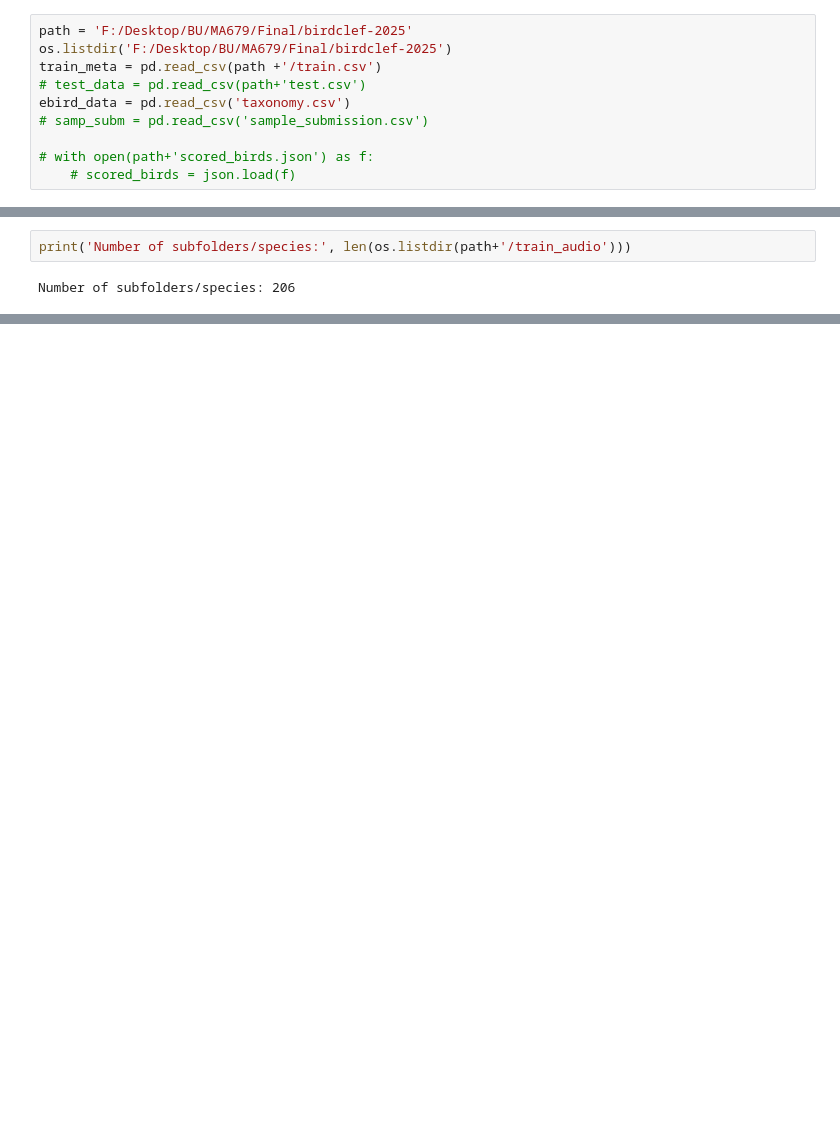
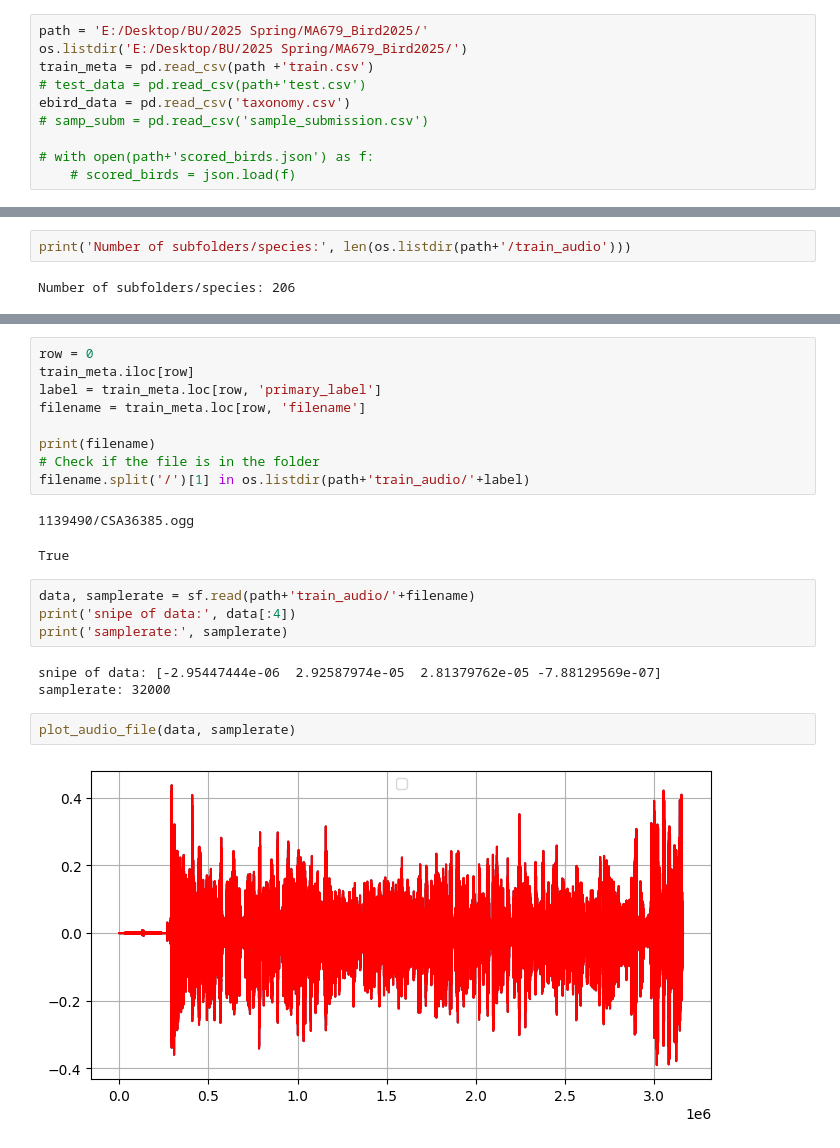
Before and after one commit to Jericho-16/MA679_Bird2025, a Jupyter notebook: EDA.ipynb, the cells around one changed output, grey strips where cells are left out. Drawn from its saved outputs; the diff is of its cells as text; blank space fills up the shorter version.

```diff
--- a/EDA.ipynb
+++ b/EDA.ipynb
@@ -39,9 +44,9 @@ import IPython.display as display
 # %% [markdown]
 Data loading
 # %%
-path = 'F:/Desktop/BU/MA679/Final/birdclef-2025'
-os.listdir('F:/Desktop/BU/MA679/Final/birdclef-2025')
-train_meta = pd.read_csv(path +'/train.csv')
+path = 'E:/Desktop/BU/2025 Spring/MA679_Bird2025/'
+os.listdir('E:/Desktop/BU/2025 Spring/MA679_Bird2025/')
+train_meta = pd.read_csv(path +'train.csv')
 # test_data = pd.read_csv(path+'test.csv')
 ebird_data = pd.read_csv('taxonomy.csv')
 # samp_subm = pd.read_csv('sample_submission.csv')
@@ -97,0 +108,23 @@ os.listdir(path+'/test_soundscapes')
+# %%
+row = 0
+train_meta.iloc[row]
+label = train_meta.loc[row, 'primary_label']
+filename = train_meta.loc[row, 'filename']
+
+print(filename)
+# Check if the file is in the folder
+filename.split('/')[1] in os.listdir(path+'train_audio/'+label)
+# %% [output]
+1139490/CSA36385.ogg
+True
+# %%
+data, samplerate = sf.read(path+'train_audio/'+filename)
+print('snipe of data:', data[:4])
+print('samplerate:', samplerate)
+# %% [output]
+snipe of data: [-2.95447444e-06  2.92587974e-05  2.81379762e-05 -7.88129569e-07]
+samplerate: 32000
+# %%
+plot_audio_file(data, samplerate)
+# %% [output]
+[figure, added]
```
Also changed, not shown: parts of 7 cells of this notebook.
